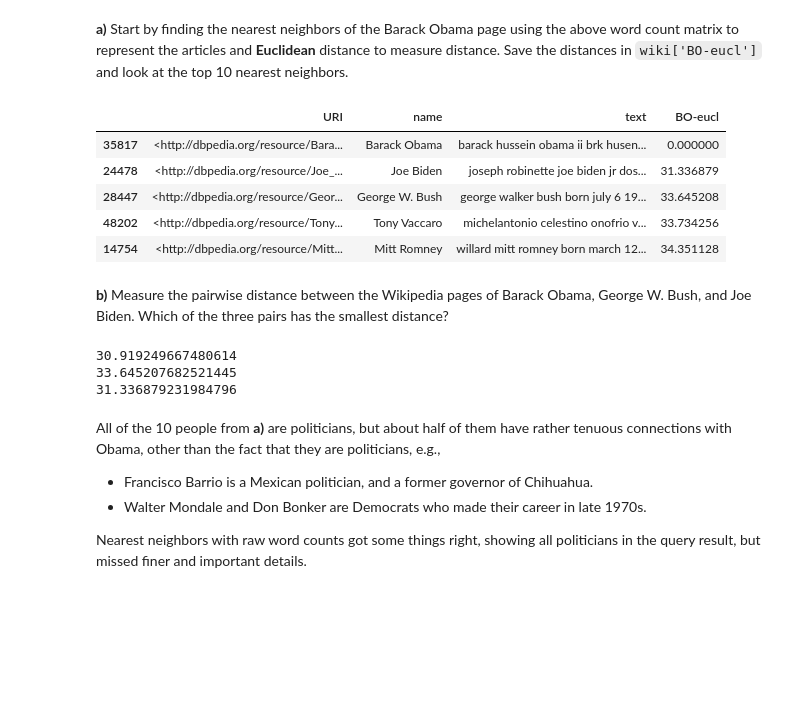
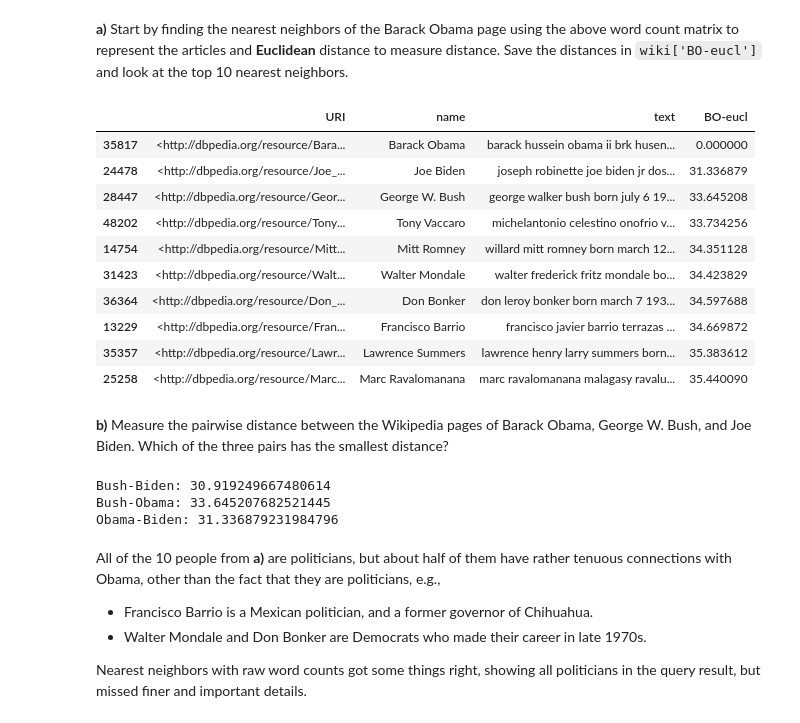
Before and after one commit to mawojcik/introduction_to_data_science, a Jupyter notebook: Lab_5/Assignment_5.ipynb, the cells around one changed output. Saved outputs shown, nothing was run; the diff lists cells and outputs as text; code cells hidden in the pictures; blank space fills up the shorter version.

```diff
--- a/Lab_5/Assignment_5.ipynb
+++ b/Lab_5/Assignment_5.ipynb
@@ -88,16 +88,21 @@ dist = pairwise_distances(WCmatrix, WCmatrix[wiki["name"] == 'Barack Obama'], me
 # %%
 #saving the distances in wiki["BO-eucl"] and printing top 10 nearest neighbours
 
 wiki["BO-eucl"] = dist
 wiki = wiki.sort_values(by='BO-eucl')
-wiki.head()
+wiki.head(n=10)
 # %% [output]
 |  | URI | name | text | BO-eucl |
 | 35817 | <http://dbpedia.org/resource/Bara... | Barack Obama | barack hussein obama ii brk husen... | 0.000000 |
 | 24478 | <http://dbpedia.org/resource/Joe_... | Joe Biden | joseph robinette joe biden jr dos... | 31.336879 |
 | 28447 | <http://dbpedia.org/resource/Geor... | George W. Bush | george walker bush born july 6 19... | 33.645208 |
 | 48202 | <http://dbpedia.org/resource/Tony... | Tony Vaccaro | michelantonio celestino onofrio v... | 33.734256 |
 | 14754 | <http://dbpedia.org/resource/Mitt... | Mitt Romney | willard mitt romney born march 12... | 34.351128 |
+| 31423 | <http://dbpedia.org/resource/Walt... | Walter Mondale | walter frederick fritz mondale bo... | 34.423829 |
+| 36364 | <http://dbpedia.org/resource/Don_... | Don Bonker | don leroy bonker born march 7 193... | 34.597688 |
+| 13229 | <http://dbpedia.org/resource/Fran... | Francisco Barrio | francisco javier barrio terrazas ... | 34.669872 |
+| 35357 | <http://dbpedia.org/resource/Lawr... | Lawrence Summers | lawrence henry larry summers born... | 35.383612 |
+| 25258 | <http://dbpedia.org/resource/Marc... | Marc Ravalomanana | marc ravalomanana malagasy ravalu... | 35.440090 |
 # %% [markdown]
 **b)** Measure the pairwise distance between the Wikipedia pages of Barack Obama, George W. Bush, and Joe Biden. Which of the three pairs has the smallest distance?
 # %%
@@ -108,13 +113,13 @@ barack_obama_row = wiki[wiki["name"] == "Barack Obama"].index[0]
 def find_distance(index1: int, index2: int) -> int:
     return pairwise_distances(WCmatrix[index1].toarray(), WCmatrix[index2].toarray())[0, 0]
 
-print(find_distance(george_bush_row, joe_biden_row))
-print(find_distance(george_bush_row, barack_obama_row))
-print(find_distance(barack_obama_row, joe_biden_row))
+print(f'Bush-Biden: {find_distance(george_bush_row, joe_biden_row)}')
+print(f'Bush-Obama: {find_distance(george_bush_row, barack_obama_row)}')
+print(f'Obama-Biden: {find_distance(barack_obama_row, joe_biden_row)}')
 # %% [output]
-30.919249667480614
-33.645207682521445
-31.336879231984796
+Bush-Biden: 30.919249667480614
+Bush-Obama: 33.645207682521445
+Obama-Biden: 31.336879231984796
 # %% [markdown]
 All of the 10 people from **a)** are politicians, but about half of them have rather tenuous connections with Obama, other than the fact that they are politicians, e.g.,
 
```
Also changed, not shown: parts of 4 cells of this notebook.
